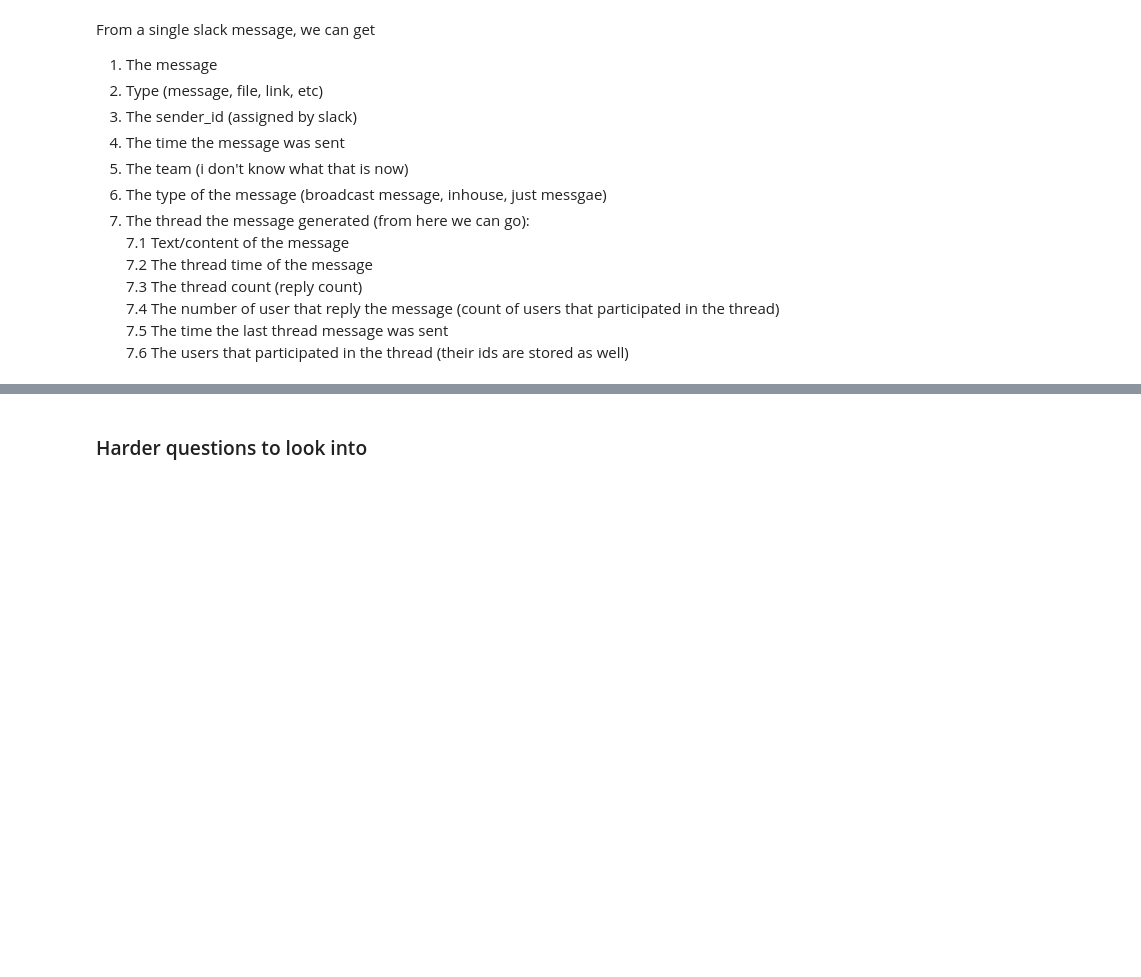
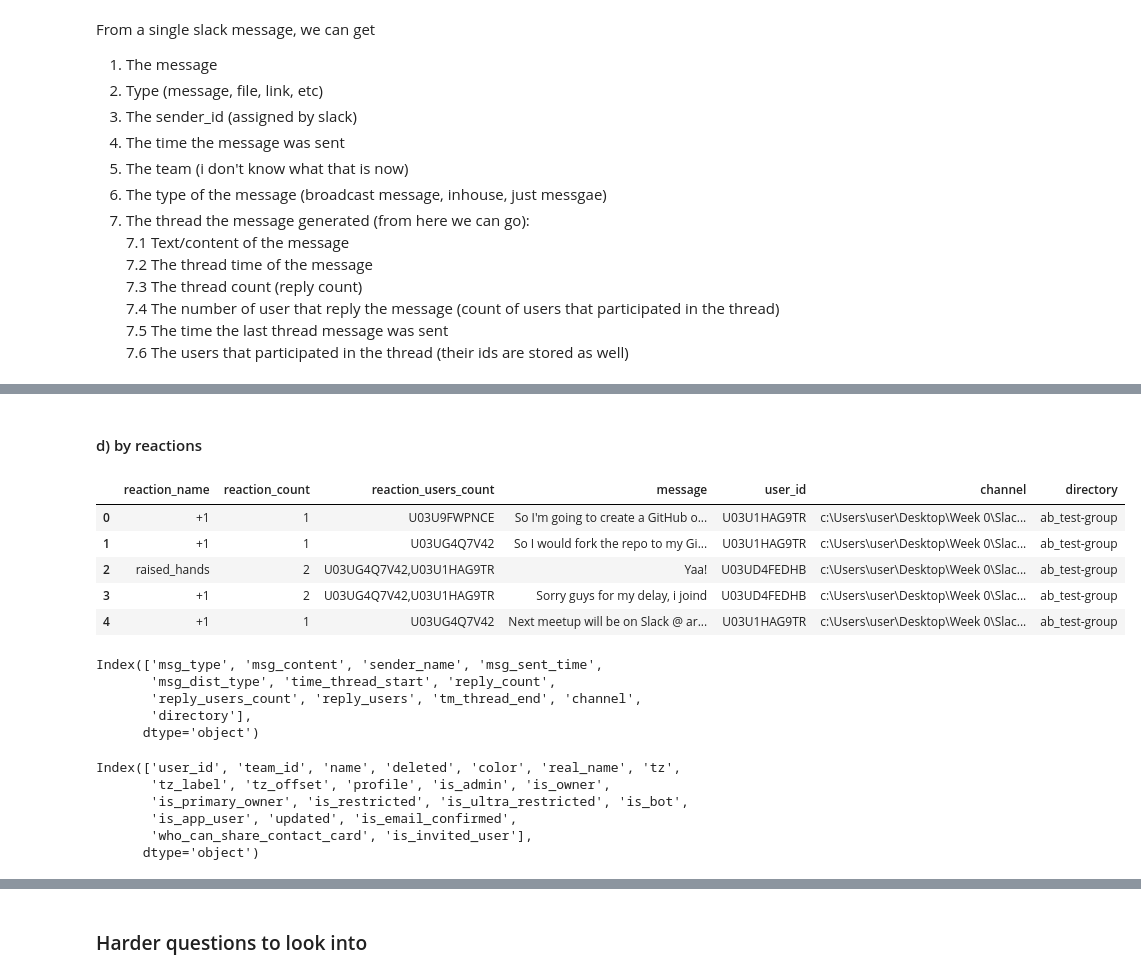
Before and after one commit to bkaggle/Slack_message_analysis, a Jupyter notebook: notebooks/parse_slack_data.ipynb, the cells around one changed output, grey strips where cells are left out. Drawn from its saved outputs; the diff is of its cells as text; code cells hidden in the pictures; blank space fills up the shorter version.

```diff
--- a/notebooks/parse_slack_data.ipynb
+++ b/notebooks/parse_slack_data.ipynb
@@ -258,0 +255,52 @@ Below are some useful questions to answer. Feel free to explore to answer other
+# %% [markdown]
+#### d) by reactions
+# %%
+data_directory = os.path.join(rpath, "data")
+slack_data_loader = SlackDataLoader(data_directory)
+# List all directories in the 'data' directory
+directories = [d for d in os.listdir(data_directory) if os.path.isdir(os.path.join(data_directory, d))]
+
+
+df_by_directory = []
+
+# Iterate through each directory
+for directory in directories:
+    directory_path = os.path.join(data_directory, directory)
+    df_directory = slack_data_loader.parse_slack_reaction(directory_path)
+
+    # Add a 'directory' column to identify the source directory
+    df_directory['directory'] = directory
+
+    # Append the DataFrame to the list
+    df_by_directory.append(df_directory)
+
+# Concatenate all DataFrames into a single DataFrame
+reaction_df = pd.concat(df_by_directory, ignore_index=True)
+# %%
+reaction_df.head(5)
+# %% [output]
+|  | reaction_name | reaction_count | reaction_users_count | message | user_id | channel | directory |
+| 0 | +1 | 1 | U03U9FWPNCE | So I'm going to create a GitHub o... | U03U1HAG9TR | c:\Users\user\Desktop\Week 0\Slac... | ab_test-group |
+| 1 | +1 | 1 | U03UG4Q7V42 | So I would fork the repo to my Gi... | U03U1HAG9TR | c:\Users\user\Desktop\Week 0\Slac... | ab_test-group |
+| 2 | raised_hands | 2 | U03UG4Q7V42,U03U1HAG9TR | Yaa! | U03UD4FEDHB | c:\Users\user\Desktop\Week 0\Slac... | ab_test-group |
+| 3 | +1 | 2 | U03UG4Q7V42,U03U1HAG9TR | Sorry guys for my delay, i joind | U03UD4FEDHB | c:\Users\user\Desktop\Week 0\Slac... | ab_test-group |
+| 4 | +1 | 1 | U03UG4Q7V42 | Next meetup will be on Slack @ ar... | U03U1HAG9TR | c:\Users\user\Desktop\Week 0\Slac... | ab_test-group |
+# %%
+slack_parser_df.columns
+# %% [output]
+Index(['msg_type', 'msg_content', 'sender_name', 'msg_sent_time',
+       'msg_dist_type', 'time_thread_start', 'reply_count',
+       'reply_users_count', 'reply_users', 'tm_thread_end', 'channel',
+       'directory'],
+      dtype='object')
+# %%
+users_df= pd.DataFrame(slack_data_loader.get_users())
+users_df.rename(columns={'id':'user_id'}, inplace = True)
+users_df.columns
+# %% [output]
+Index(['user_id', 'team_id', 'name', 'deleted', 'color', 'real_name', 'tz',
+       'tz_label', 'tz_offset', 'profile', 'is_admin', 'is_owner',
+       'is_primary_owner', 'is_restricted', 'is_ultra_restricted', 'is_bot',
+       'is_app_user', 'updated', 'is_email_confirmed',
+       'who_can_share_contact_card', 'is_invited_user'],
+      dtype='object')
```
Also changed, not shown: parts of 22 cells of this notebook, 1 other file.
